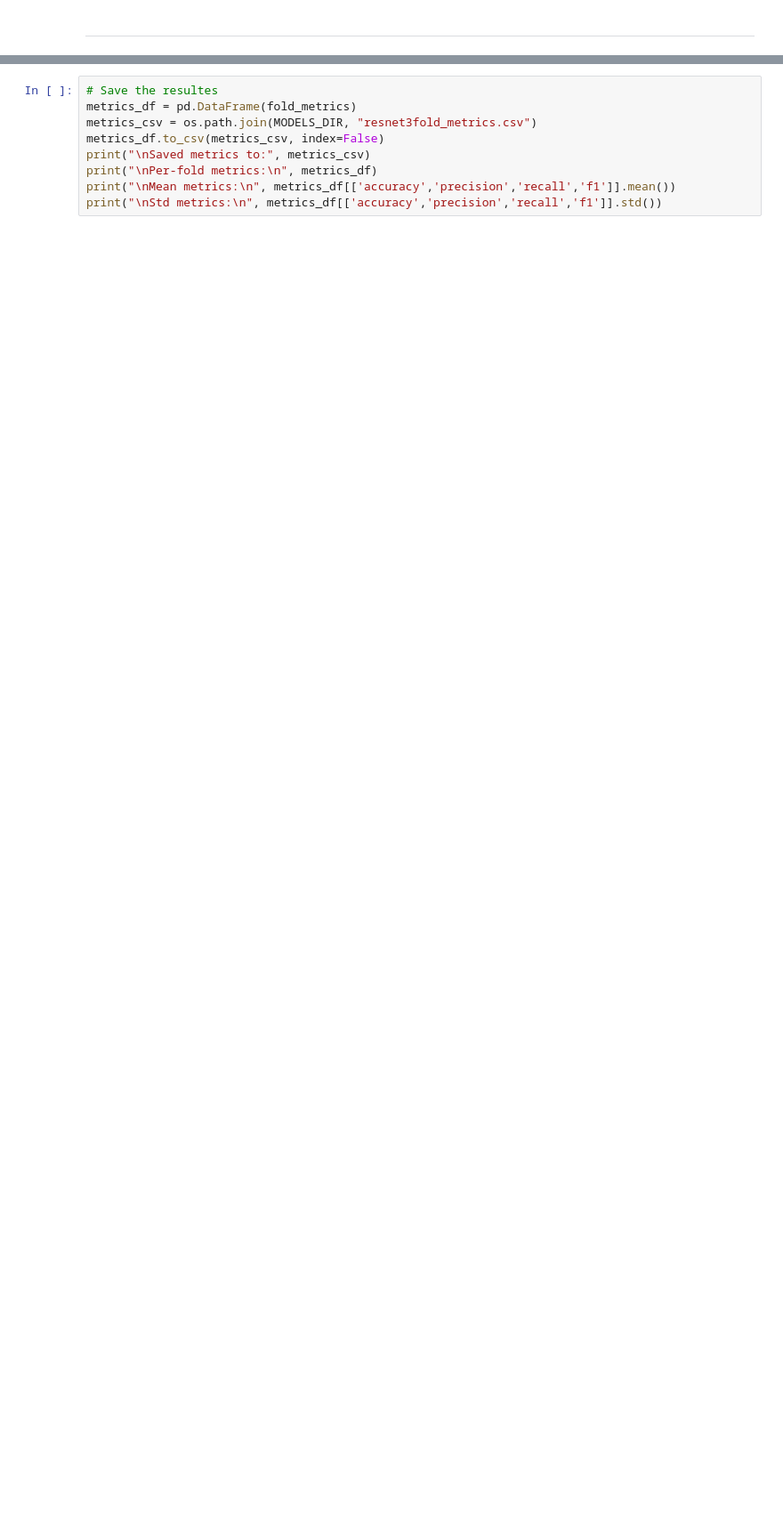
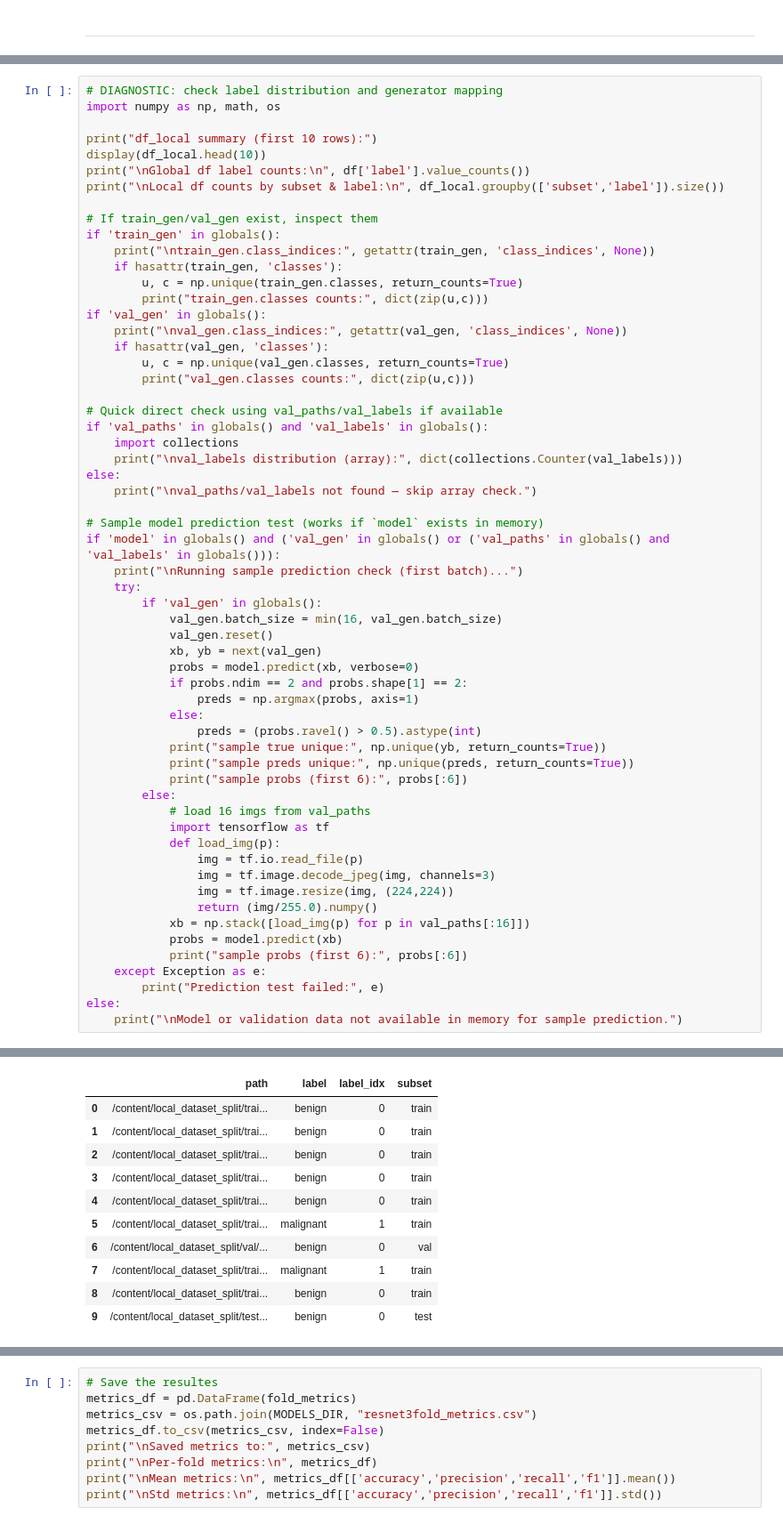
Before and after one commit to Raghad-Odwan/DermAI-Train, a Jupyter notebook: DermAI_Model_Training_.ipynb, the cells around one changed output, grey strips where cells are left out. Shown at 89% size. Drawn from its saved outputs; the diff is of its cells as text; blank space fills up the shorter version.

Commit message:
Created using Colab- 2nd attempt

```diff
--- a/DermAI_Model_Training_.ipynb
+++ b/DermAI_Model_Training_.ipynb
@@ -566,0 +696,60 @@ print("Estimated epoch time (min):", (steps_per_epoch*sec_per_step)/60)
+# %%
+# DIAGNOSTIC: check label distribution and generator mapping
+import numpy as np, math, os
+
+print("df_local summary (first 10 rows):")
+display(df_local.head(10))
+print("\nGlobal df label counts:\n", df['label'].value_counts())
+print("\nLocal df counts by subset & label:\n", df_local.groupby(['subset','label']).size())
+
+# If train_gen/val_gen exist, inspect them
+if 'train_gen' in globals():
+    print("\ntrain_gen.class_indices:", getattr(train_gen, 'class_indices', None))
+    if hasattr(train_gen, 'classes'):
+        u, c = np.unique(train_gen.classes, return_counts=True)
+        print("train_gen.classes counts:", dict(zip(u,c)))
+if 'val_gen' in globals():
+    print("\nval_gen.class_indices:", getattr(val_gen, 'class_indices', None))
+    if hasattr(val_gen, 'classes'):
+        u, c = np.unique(val_gen.classes, return_counts=True)
+        print("val_gen.classes counts:", dict(zip(u,c)))
+
+# Quick direct check using val_paths/val_labels if available
+if 'val_paths' in globals() and 'val_labels' in globals():
+    import collections
+    print("\nval_labels distribution (array):", dict(collections.Counter(val_labels)))
+else:
+    print("\nval_paths/val_labels not found — skip array check.")
+
+# Sample model prediction test (works if `model` exists in memory)
+if 'model' in globals() and ('val_gen' in globals() or ('val_paths' in globals() and 'val_labels' in globals())):
+    print("\nRunning sample prediction check (first batch)...")
+    try:
+        if 'val_gen' in globals():
+            val_gen.batch_size = min(16, val_gen.batch_size)
+            val_gen.reset()
+            xb, yb = next(val_gen)
+            probs = model.predict(xb, verbose=0)
+            if probs.ndim == 2 and probs.shape[1] == 2:
+                preds = np.argmax(probs, axis=1)
+            else:
+                preds = (probs.ravel() > 0.5).astype(int)
+            print("sample true unique:", np.unique(yb, return_counts=True))
+            print("sample preds unique:", np.unique(preds, return_counts=True))
+            print("sample probs (first 6):", probs[:6])
+        else:
+            # load 16 imgs from val_paths
+            import tensorflow as tf
+            def load_img(p):
+                img = tf.io.read_file(p)
+                img = tf.image.decode_jpeg(img, channels=3)
+                img = tf.image.resize(img, (224,224))
+                return (img/255.0).numpy()
+            xb = np.stack([load_img(p) for p in val_paths[:16]])
+            probs = model.predict(xb)
+            print("sample probs (first 6):", probs[:6])
+    except Exception as e:
+        print("Prediction test failed:", e)
+else:
+    print("\nModel or validation data not available in memory for sample prediction.")
+# %% [output]
@@ -566,0 +757,11 @@ print("Estimated epoch time (min):", (steps_per_epoch*sec_per_step)/60)
+|  | path | label | label_idx | subset |
+| 0 | /content/local_dataset_split/trai... | benign | 0 | train |
+| 1 | /content/local_dataset_split/trai... | benign | 0 | train |
+| 2 | /content/local_dataset_split/trai... | benign | 0 | train |
+| 3 | /content/local_dataset_split/trai... | benign | 0 | train |
+| 4 | /content/local_dataset_split/trai... | benign | 0 | train |
+| 5 | /content/local_dataset_split/trai... | malignant | 1 | train |
+| 6 | /content/local_dataset_split/val/... | benign | 0 | val |
+| 7 | /content/local_dataset_split/trai... | malignant | 1 | train |
+| 8 | /content/local_dataset_split/trai... | benign | 0 | train |
+| 9 | /content/local_dataset_split/test... | benign | 0 | test |
```
Also changed, not shown: parts of 30 cells of this notebook.
